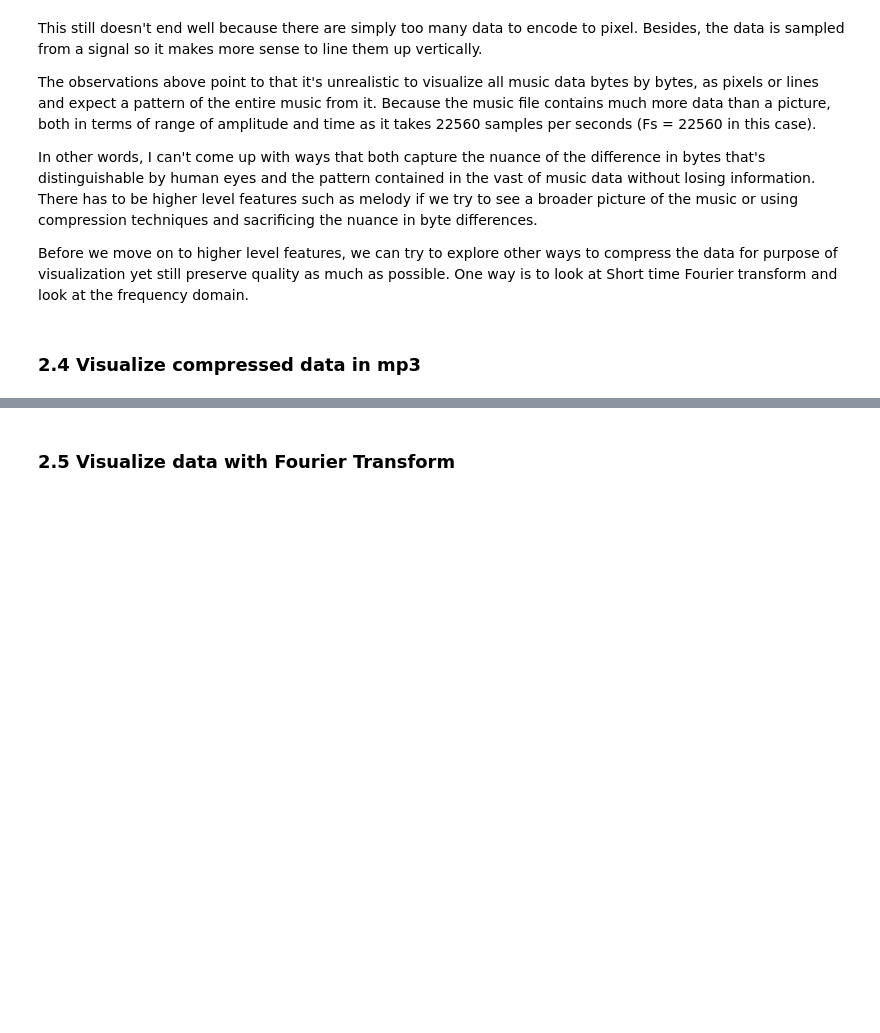
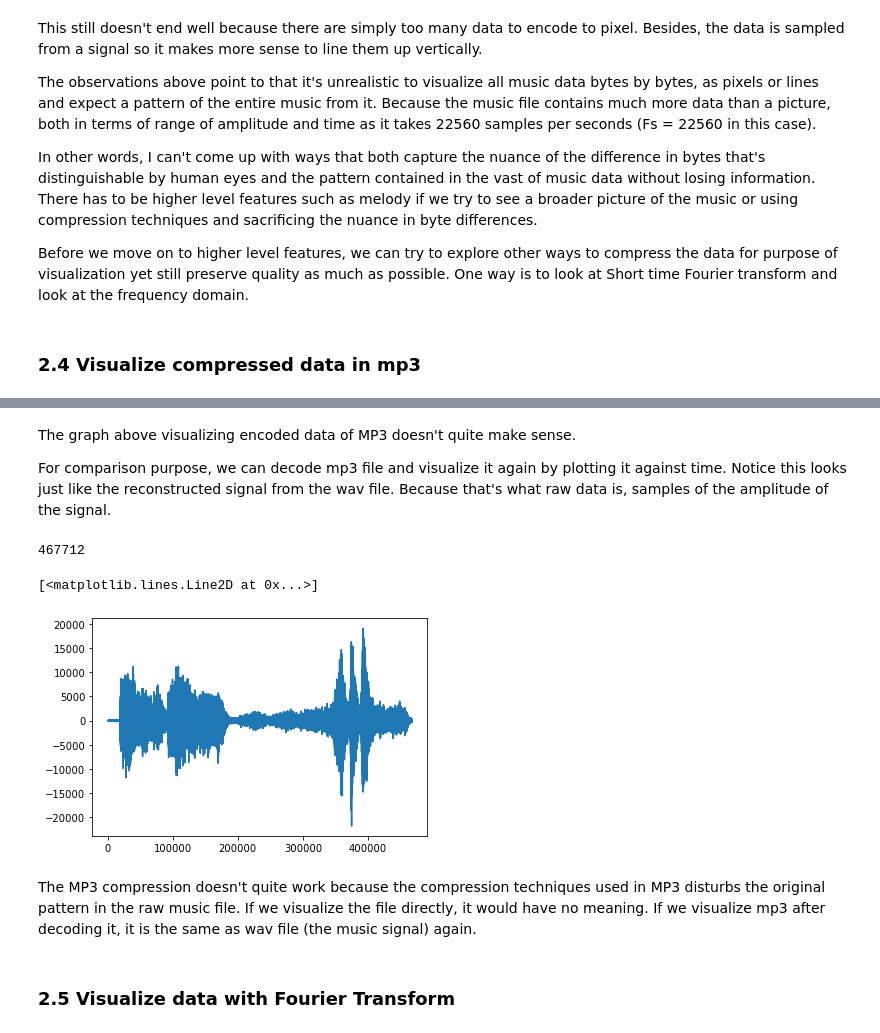
Before and after one commit to The2018/Music_AI, a Jupyter notebook: WAV_visualization.ipynb, the cells around one changed output, grey strips where cells are left out. Saved outputs shown, nothing was run; the diff lists cells and outputs as text; code cells hidden in the pictures; blank space fills up the shorter version.

```diff
--- a/WAV_visualization.ipynb
+++ b/WAV_visualization.ipynb
@@ -241,0 +283,3 @@ Luckily, someone already did it for us. It's called MP3. MP3 applies compression
+# %%
+file_name = "../FMP_1/data/C1/FMP_C1_F10_Beethoven_Fifth-MM1-20_Karajan1946.mp3"
+IPython.display.Audio(file_name)
@@ -242,3 +342,26 @@ Luckily, someone already did it for us. It's called MP3. MP3 applies compression
+# %% [markdown]
+The graph above visualizing encoded data of MP3 doesn't quite make sense.
+
+For comparison purpose, we can decode mp3 file and visualize it again by plotting it against time. Notice this looks just like the reconstructed signal from the wav file. Because that's what raw data is, samples of the amplitude of the signal.
+# %%
+from pydub import AudioSegment
+
+sound = AudioSegment.from_mp3(file_name)
+
+# sound._data is a bytestring
+raw_data = sound._data
+
+ls = [int.from_bytes(raw_data[i:i+2], "little", signed="true") for i in range(0, len(raw_data), 2)]
+
+print(len(ls))
+
+plt.plot(ls)
+# %% [output]
+467712
+[<matplotlib.lines.Line2D at 0x...>]
+[figure, added]
+# %% [markdown]
+The MP3 compression doesn't quite work because the compression techniques used in MP3 disturbs the original pattern in the raw music file. If we visualize the file directly, it would have no meaning. If we visualize mp3 after decoding it, it is the same as wav file (the music signal) again.
 # %% [markdown]
 ### 2.5 Visualize data with Fourier Transform
 # %% [markdown]
```
Also changed, not shown: parts of 8 cells of this notebook.
